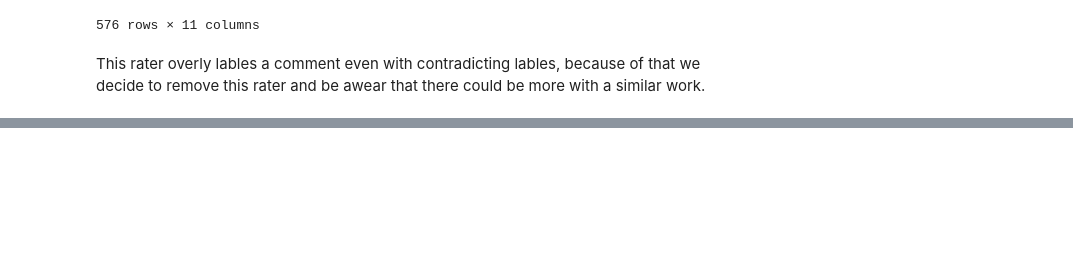
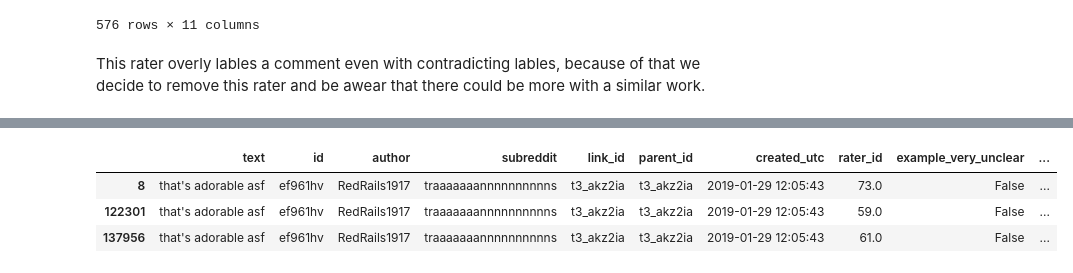
Before and after one commit to yanazlatanova/emotion-recognition, a Jupyter notebook: notebooks/01_exploration.ipynb, the cells around one changed output, grey strips where cells are left out. Saved outputs shown, nothing was run; the diff lists cells and outputs as text; code cells hidden in the pictures; blank space fills up the shorter version.

```diff
--- a/notebooks/01_exploration.ipynb
+++ b/notebooks/01_exploration.ipynb
@@ -545,0 +643,7 @@ word_tokenize(decoded["text"][1])
+# %%
+decoded[decoded['id'] == 'ef961hv']
+# %% [output]
+|  | text | id | author | subreddit | link_id | parent_id | created_utc | rater_id | example_very_unclear | ... |
+| 8 | that's adorable asf | ef961hv | RedRails1917 | traaaaaaannnnnnnnnns | t3_akz2ia | t3_akz2ia | 2019-01-29 12:05:43 | 73.0 | False | ... |
+| 122301 | that's adorable asf | ef961hv | RedRails1917 | traaaaaaannnnnnnnnns | t3_akz2ia | t3_akz2ia | 2019-01-29 12:05:43 | 59.0 | False | ... |
+| 137956 | that's adorable asf | ef961hv | RedRails1917 | traaaaaaannnnnnnnnns | t3_akz2ia | t3_akz2ia | 2019-01-29 12:05:43 | 61.0 | False | ... |
```
Also changed, not shown: parts of 19 cells of this notebook.
